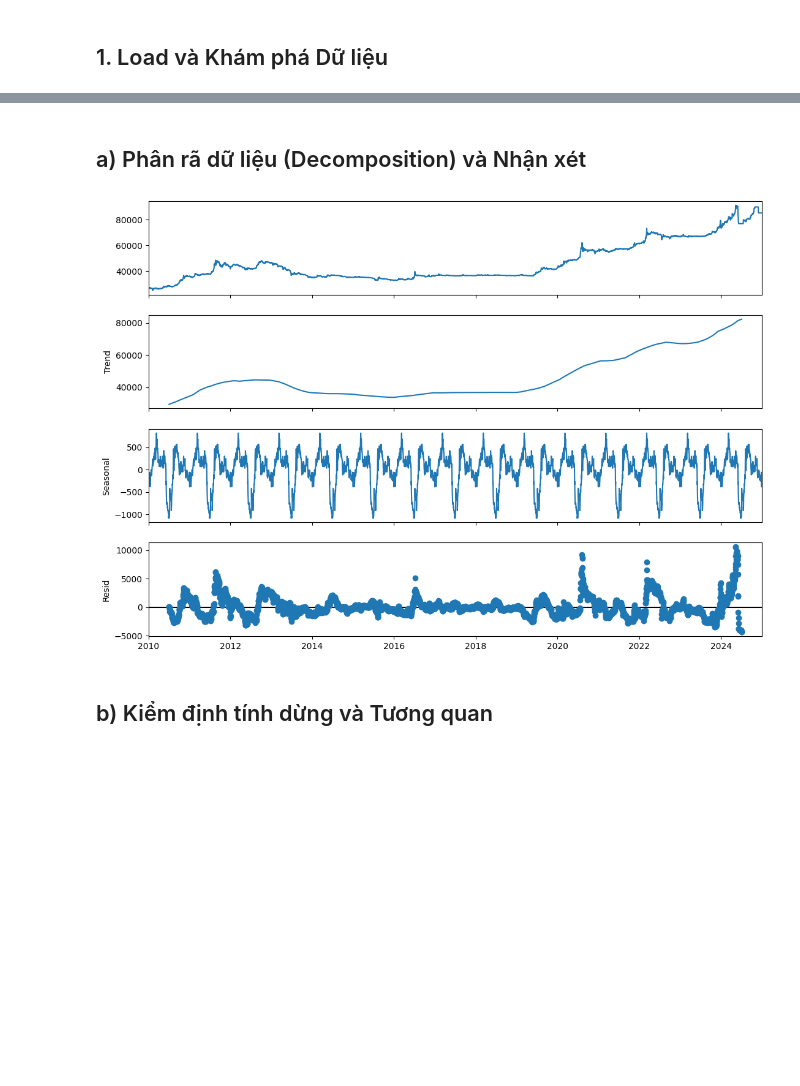
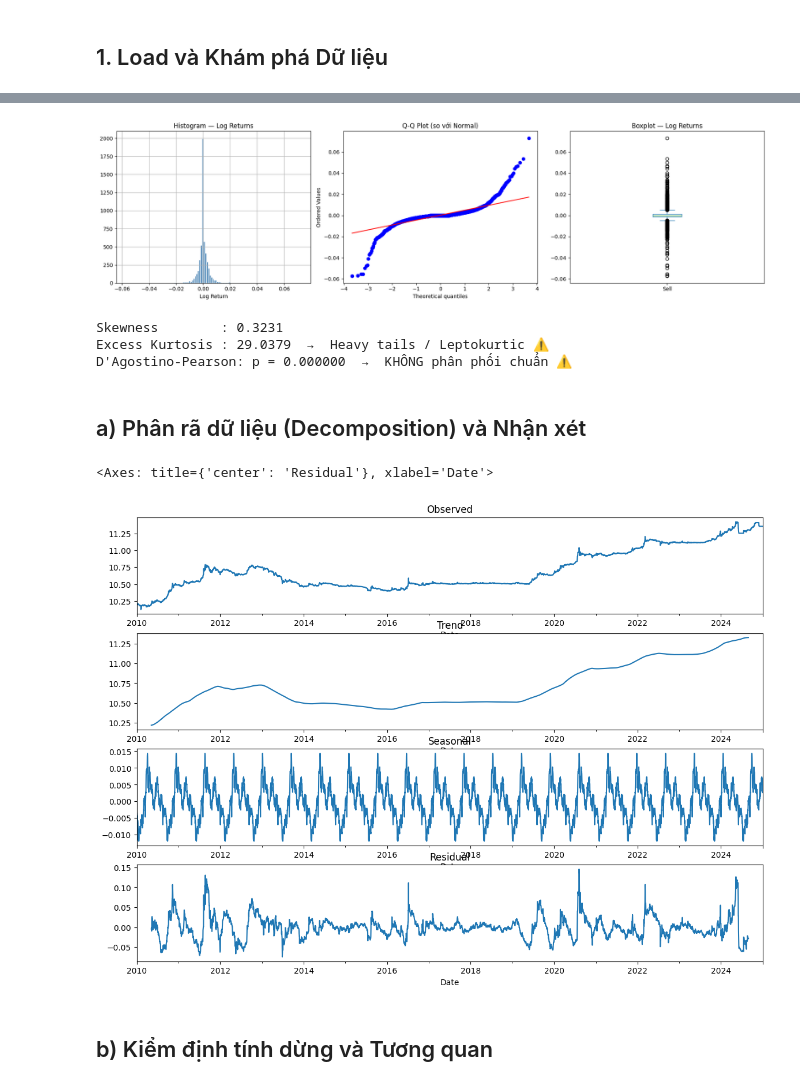
Before and after one commit to lamphat344961-alt/DA_mon_mhtk, a Jupyter notebook: project_3/do_1.ipynb, the cells around one changed output, grey strips where cells are left out. Saved outputs shown, nothing was run; the diff lists cells and outputs as text; code cells hidden in the pictures; blank space fills up the shorter version.

```diff
--- a/project_3/do_1.ipynb
+++ b/project_3/do_1.ipynb
@@ -83,12 +82,47 @@ memory usage: 85.6 KB
+# %%
+# Phase 1b: Phân tích phân phối Log Returns & Heavy Tails
+log_returns = df_log['Sell'].diff().dropna()
+
+fig, axes = plt.subplots(1, 3, figsize=(18, 5))
+
+log_returns.hist(bins=120, ax=axes[0], color='steelblue', edgecolor='white')
+axes[0].set_title('Histogram — Log Returns')
+axes[0].set_xlabel('Log Return')
+
+stats.probplot(log_returns, plot=axes[1])
+axes[1].set_title('Q-Q Plot (so với Normal)')
+
+log_returns.plot(kind='box', ax=axes[2])
+axes[2].set_title('Boxplot — Log Returns')
+
+plt.tight_layout()
+plt.show()
+
+skew  = log_returns.skew()
+kurt  = log_returns.kurtosis()  # excess kurtosis (normal = 0)
+_, p_norm = stats.normaltest(log_returns)
+print(f'Skewness        : {skew:.4f}')
+print(f'Excess Kurtosis : {kurt:.4f}  →  {"Heavy tails / Leptokurtic ⚠️" if abs(kurt) > 1 else "Near-normal tails"}')
+print(f"D'Agostino-Pearson: p = {p_norm:.6f}  →  {'KHÔNG phân phối chuẩn ⚠️' if p_norm < 0.05 else 'Phân phối chuẩn ✅'}")
+# %% [output]
+[figure, added]
+Skewness        : 0.3231
+Excess Kurtosis : 29.0379  →  Heavy tails / Leptokurtic ⚠️
+D'Agostino-Pearson: p = 0.000000  →  KHÔNG phân phối chuẩn ⚠️
 # %% [markdown]
 ## a) Phân rã dữ liệu (Decomposition) và Nhận xét
-# %%
-decomposition = seasonal_decompose(df_log, model='additive', period=365)
-fig = decomposition.plot()
-fig.set_size_inches(12, 8)
-plt.show()
-# %% [output]
-[figure, removed]
+# %%
+# period=252 cho trading days/năm, hoặc 12 cho monthly
+result = seasonal_decompose(df_log, model='additive', period=252)
+
+fig, axes = plt.subplots(4, 1, figsize=(14, 10))
+result.observed.plot(ax=axes[0], title='Observed')
+result.trend.plot(ax=axes[1],    title='Trend')
+result.seasonal.plot(ax=axes[2], title='Seasonal')
+result.resid.plot(ax=axes[3],   title='Residual')
+# %% [output]
+<Axes: title={'center': 'Residual'}, xlabel='Date'>
+[figure, added]
 # %% [markdown]
 ## b) Kiểm định tính dừng và Tương quan
 # %%
```
Also changed, not shown: parts of 20 cells of this notebook, 4 other files.
